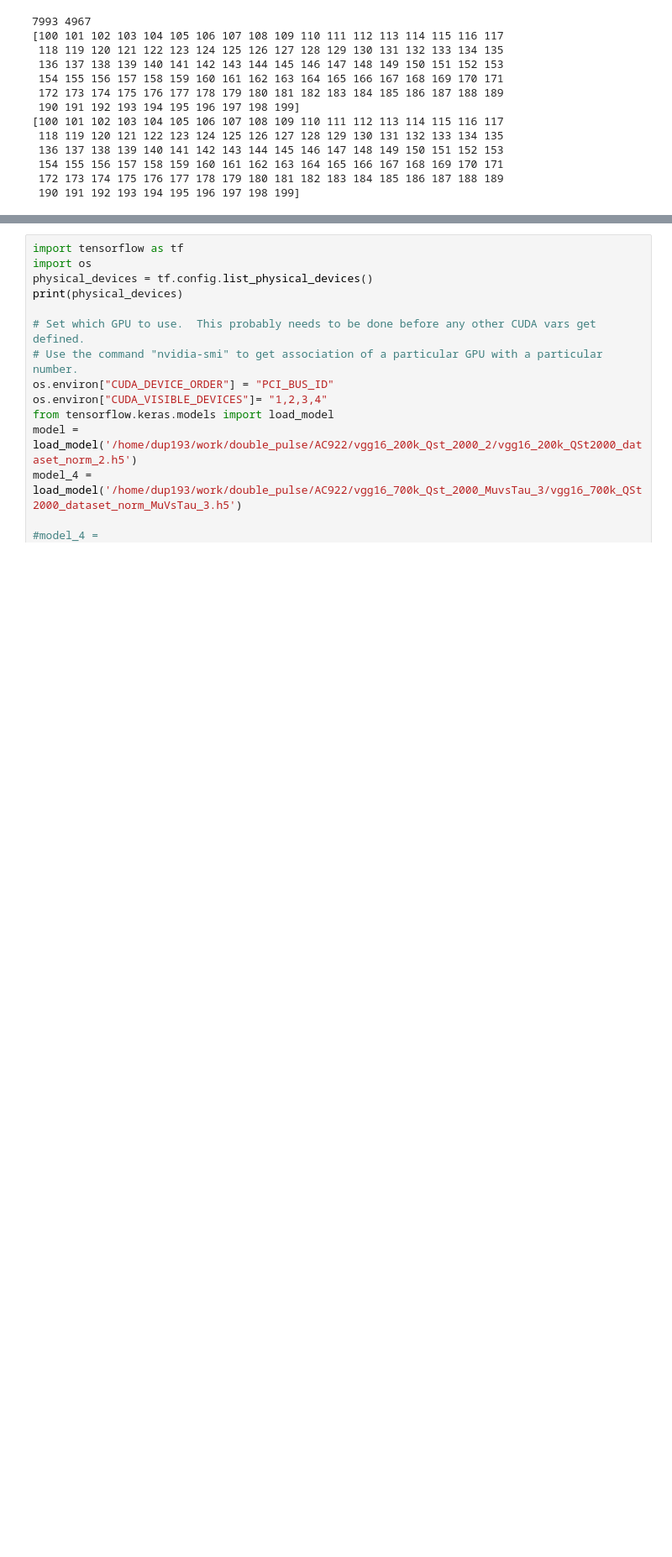
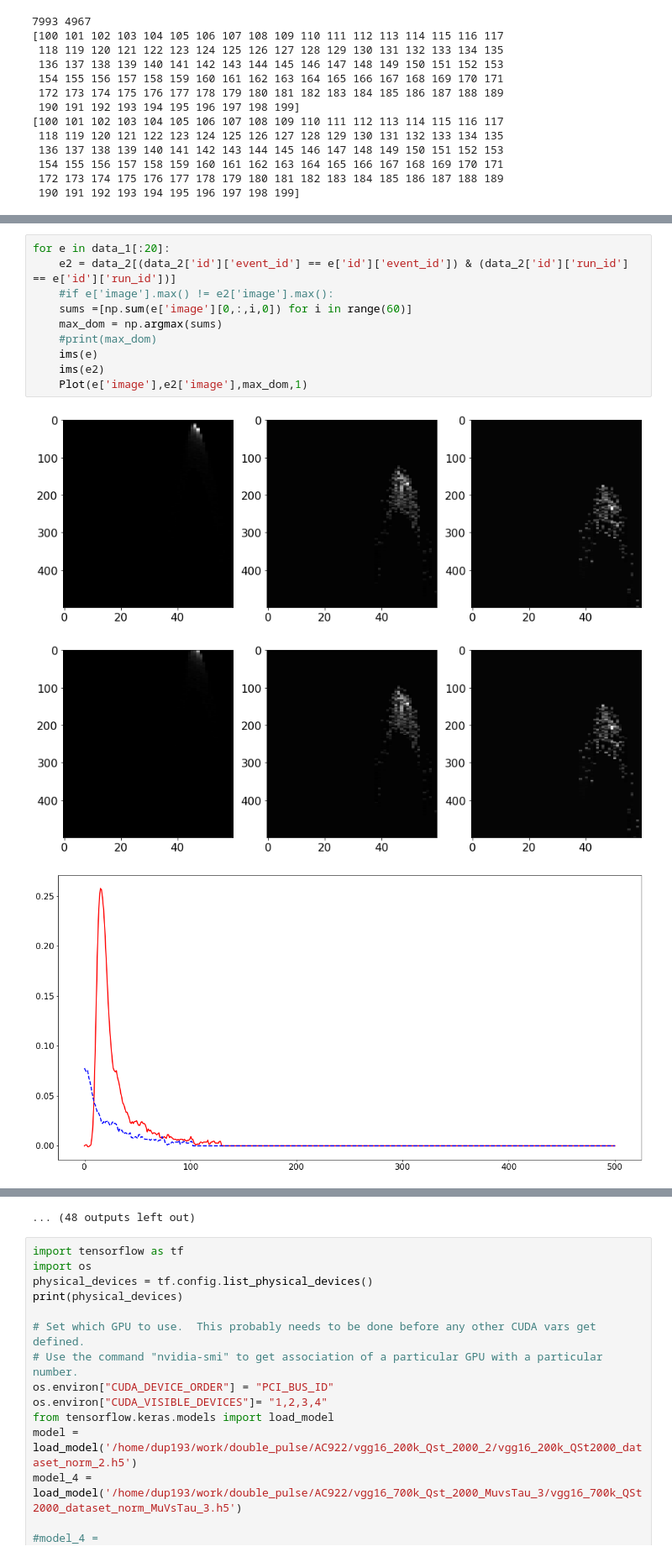
Before and after one commit to dpankova/DoublePulse, a Jupyter notebook: notebooks/Improved/DIffNorm.ipynb, the cells around one changed output, grey strips where cells are left out. Shown at 84% size. Saved outputs shown, nothing was run; the diff lists cells and outputs as text; blank space fills up the shorter version.

```diff
--- a/notebooks/Improved/DIffNorm.ipynb
+++ b/notebooks/Improved/DIffNorm.ipynb
@@ -118,0 +136,14 @@ print(e2['image'].max(),e2['image'].min())
+# %%
+for e in data_1[:20]:
+    e2 = data_2[(data_2['id']['event_id'] == e['id']['event_id']) & (data_2['id']['run_id'] == e['id']['run_id'])]
+    #if e['image'].max() != e2['image'].max():
+    sums =[np.sum(e['image'][0,:,i,0]) for i in range(60)]
+    max_dom = np.argmax(sums)
+    #print(max_dom)
+    ims(e)
+    ims(e2)
+    Plot(e['image'],e2['image'],max_dom,1)
+# %% [output]
+[figure, added]
+[figure, added]
+[figure, added]
@@ -119,3 +159,4 @@ print(e2['image'].max(),e2['image'].min())
+... (48 outputs left out)
 # %%
 import tensorflow as tf
 import os
```
Also changed, not shown: parts of 5 cells of this notebook, 5 other files.
